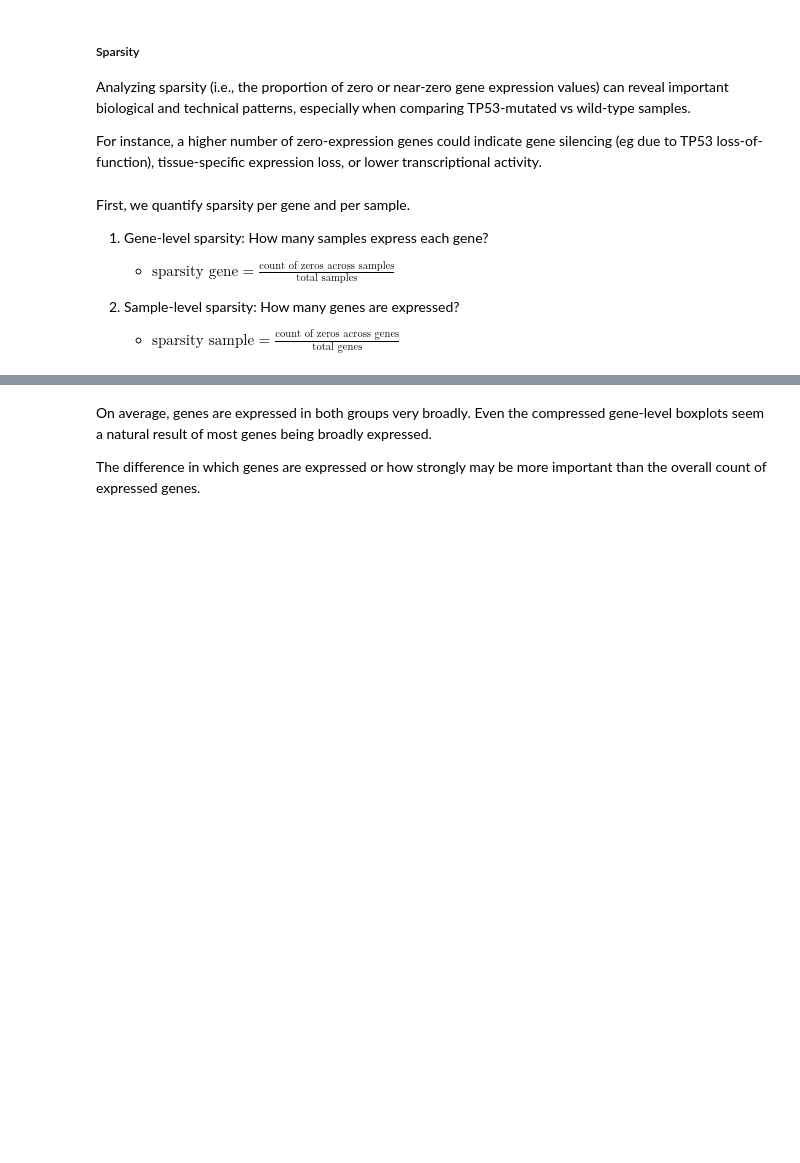
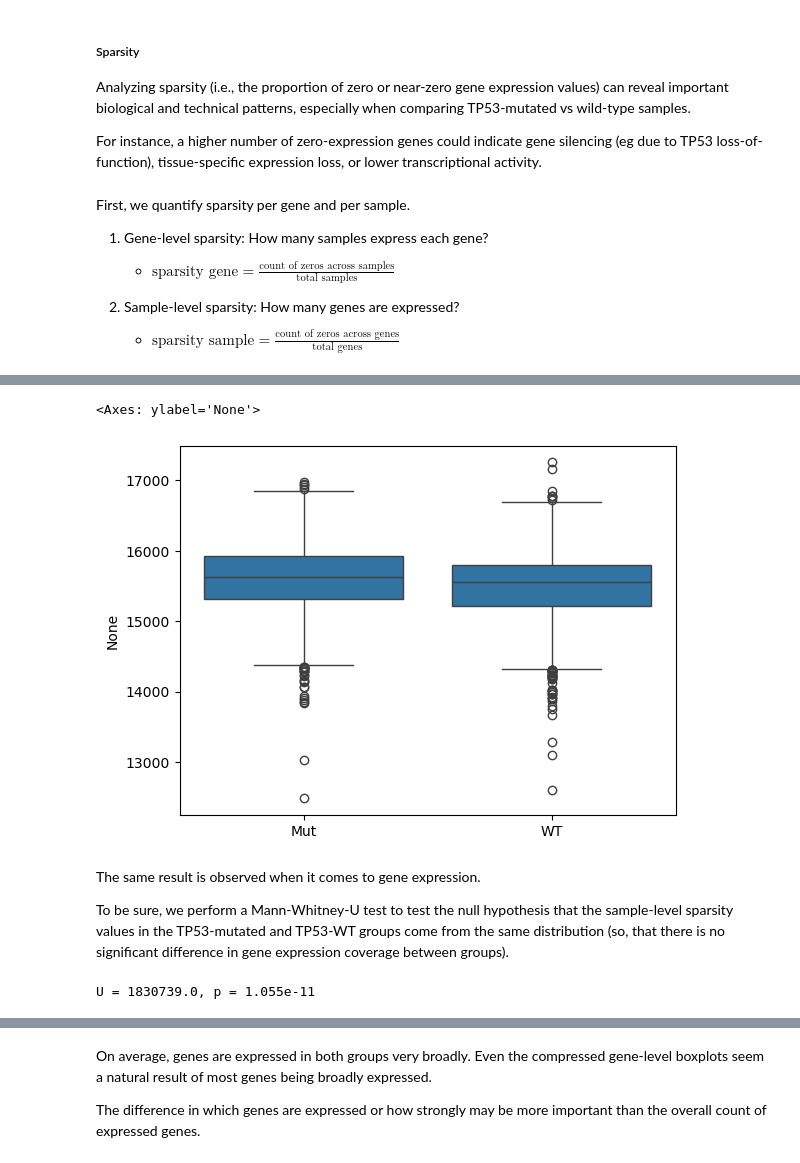
Before and after one commit to beatricecitterio/ml-repo, a Jupyter notebook: data_cleaning_tcga.ipynb, the cells around one changed output, grey strips where cells are left out. Cells and saved outputs as stored; diff of their text form; code cells hidden in the pictures; blank space fills up the shorter version.

```diff
--- a/data_cleaning_tcga.ipynb
+++ b/data_cleaning_tcga.ipynb
@@ -299,0 +239,18 @@ Passing `palette` without assigning `hue` is deprecated and will be removed in v
+# %%
+total_expressed = (tcga_filt.iloc[:,:-5] > 0).sum(axis=1)
+sns.boxplot(x=['Mut' if i in expr_mut_filt.index else 'WT' for i in tcga_filt.iloc[:,:-5].index],
+            y=total_expressed)
+# %% [output]
+<Axes: ylabel='None'>
+[figure, added]
+# %% [markdown]
+The same result is observed when it comes to gene expression.
+
+To be sure, we perform a Mann-Whitney-U test to test the null hypothesis that the sample-level sparsity values in the TP53-mutated and TP53-WT groups come from the same distribution (so, that there is no significant difference in gene expression coverage between groups).
+# %%
+from scipy.stats import mannwhitneyu
+
+u_stat, p_val = mannwhitneyu(sample_sparsity_mut, sample_sparsity_wt, alternative='two-sided')
+print(f"U = {u_stat}, p = {p_val:.4g}")
+# %% [output]
+U = 1830739.0, p = 1.055e-11
```
Also changed, not shown: parts of 66 cells of this notebook, 1 other file.
